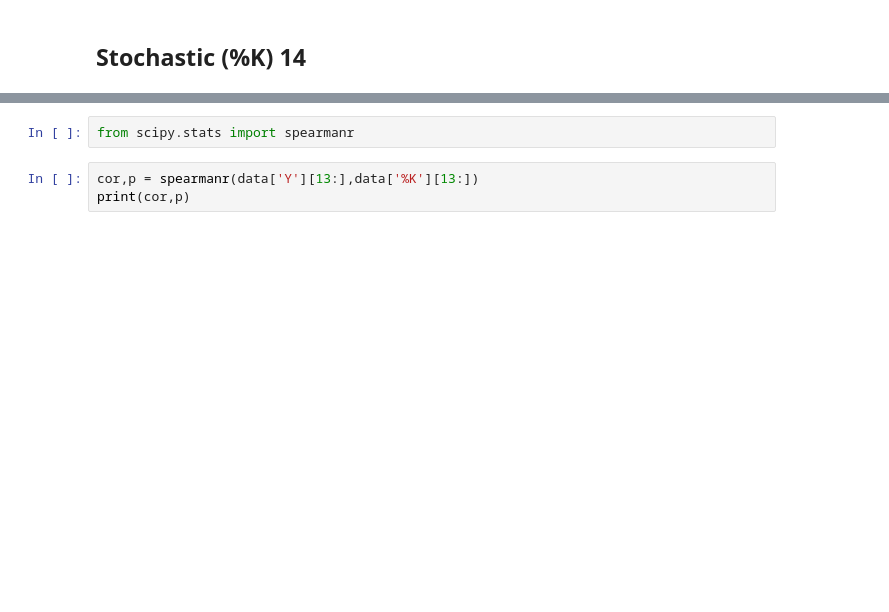
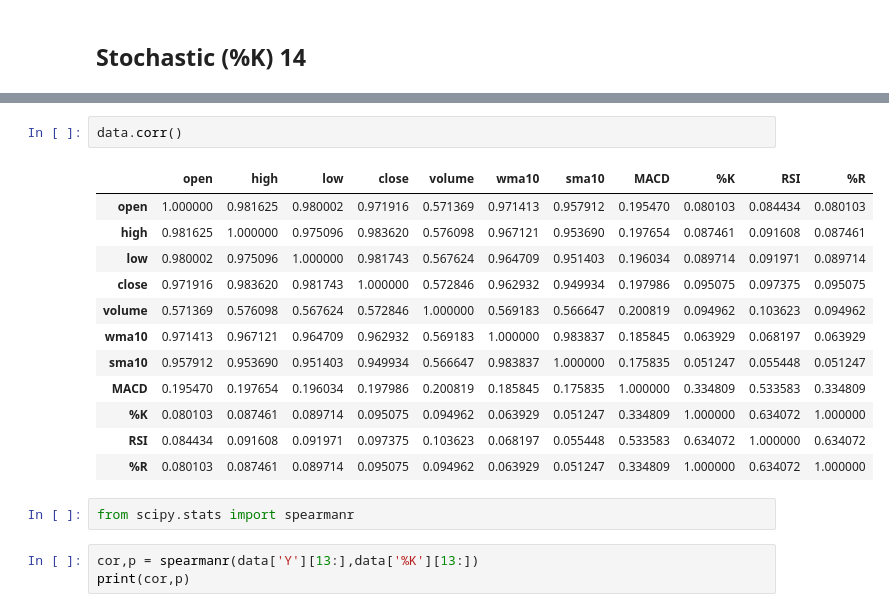
Before and after one commit to Nongbon/208499, a Jupyter notebook: draft_lable_1.ipynb, the cells around one changed output, grey strips where cells are left out. Cells and saved outputs as stored; diff of their text form; blank space fills up the shorter version.

```diff
--- a/draft_lable_1.ipynb
+++ b/draft_lable_1.ipynb
@@ -121,3 +235,18 @@ data
+# %%
+data.corr()
+# %% [output]
+|  | open | high | low | close | volume | wma10 | sma10 | MACD | %K | RSI | %R |
+| open | 1.000000 | 0.981625 | 0.980002 | 0.971916 | 0.571369 | 0.971413 | 0.957912 | 0.195470 | 0.080103 | 0.084434 | 0.080103 |
+| high | 0.981625 | 1.000000 | 0.975096 | 0.983620 | 0.576098 | 0.967121 | 0.953690 | 0.197654 | 0.087461 | 0.091608 | 0.087461 |
+| low | 0.980002 | 0.975096 | 1.000000 | 0.981743 | 0.567624 | 0.964709 | 0.951403 | 0.196034 | 0.089714 | 0.091971 | 0.089714 |
+| close | 0.971916 | 0.983620 | 0.981743 | 1.000000 | 0.572846 | 0.962932 | 0.949934 | 0.197986 | 0.095075 | 0.097375 | 0.095075 |
+| volume | 0.571369 | 0.576098 | 0.567624 | 0.572846 | 1.000000 | 0.569183 | 0.566647 | 0.200819 | 0.094962 | 0.103623 | 0.094962 |
+| wma10 | 0.971413 | 0.967121 | 0.964709 | 0.962932 | 0.569183 | 1.000000 | 0.983837 | 0.185845 | 0.063929 | 0.068197 | 0.063929 |
+| sma10 | 0.957912 | 0.953690 | 0.951403 | 0.949934 | 0.566647 | 0.983837 | 1.000000 | 0.175835 | 0.051247 | 0.055448 | 0.051247 |
+| MACD | 0.195470 | 0.197654 | 0.196034 | 0.197986 | 0.200819 | 0.185845 | 0.175835 | 1.000000 | 0.334809 | 0.533583 | 0.334809 |
+| %K | 0.080103 | 0.087461 | 0.089714 | 0.095075 | 0.094962 | 0.063929 | 0.051247 | 0.334809 | 1.000000 | 0.634072 | 1.000000 |
+| RSI | 0.084434 | 0.091608 | 0.091971 | 0.097375 | 0.103623 | 0.068197 | 0.055448 | 0.533583 | 0.634072 | 1.000000 | 0.634072 |
+| %R | 0.080103 | 0.087461 | 0.089714 | 0.095075 | 0.094962 | 0.063929 | 0.051247 | 0.334809 | 1.000000 | 0.634072 | 1.000000 |
 # %%
 from scipy.stats import spearmanr
 # %%
```
Also changed, not shown: parts of 26 cells of this notebook.
